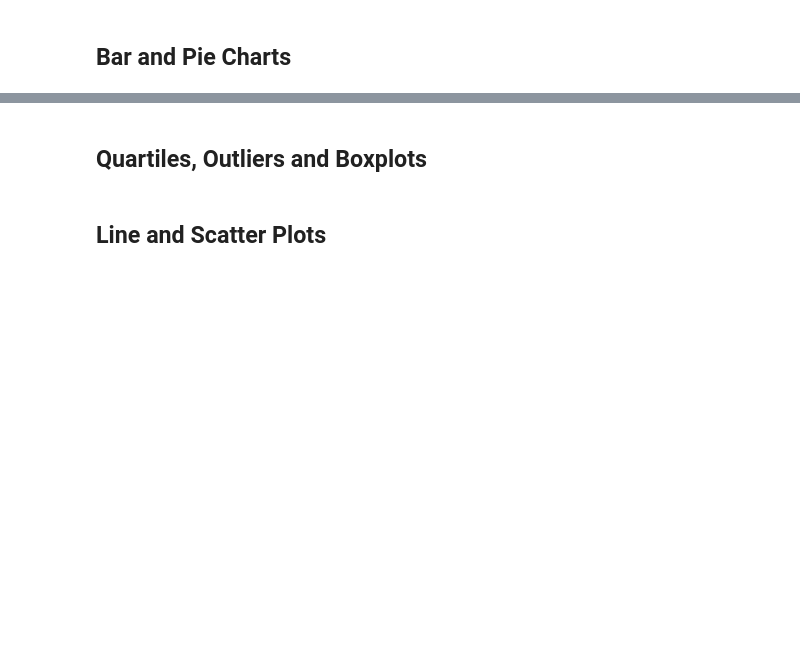
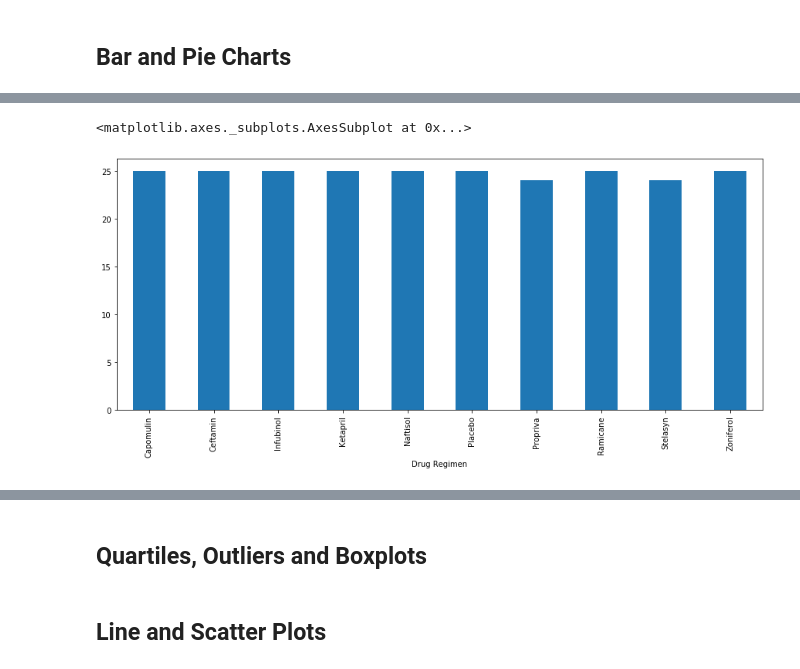
Before and after one commit to anilzown/Matplotlib-The-Power-of-Plots, a Jupyter notebook: pymaceuticals_starter.ipynb, the cells around one changed output, grey strips where cells are left out. Drawn from its saved outputs; the diff is of its cells as text; code cells hidden in the pictures; blank space fills up the shorter version.

```diff
--- a/pymaceuticals_starter.ipynb
+++ b/pymaceuticals_starter.ipynb
@@ -15,7 +15,8 @@ mouse_metadata = pd.read_csv(mouse_metadata_path)
 study_results = pd.read_csv(study_results_path)
 
 # Combine the data into a single dataset
+cd = mouse_metadata.merge(study_results, on = 'Mouse ID')
 
 # Display the data table for preview
-mouse_metadata.head()
+cd.head()
 # %% [output]
@@ -89,2 +62,4 @@ study_results.loc[study_results.duplicated(), :]
 # %%
 # Create a clean DataFrame by dropping the duplicate mouse by its ID.
+clean = cd[cd['Mouse ID']!='g989']
+clean.head()
@@ -140 +134,8 @@ combined_df.groupby(["Tumor Volume (mm3)","Drug Regimen"]).mean()
+# %%
+# Generate a bar plot showing the total number of unique mice tested on each drug regimen using pandas.
+df = clean.drop_duplicates('Mouse ID').groupby('Drug Regimen').Sex.count()
+df.plot.bar(figsize=(15,6))
+# %% [output]
+<matplotlib.axes._subplots.AxesSubplot at 0x...>
+[figure, added]
 # %%
```
Also changed, not shown: parts of 24 cells of this notebook.
